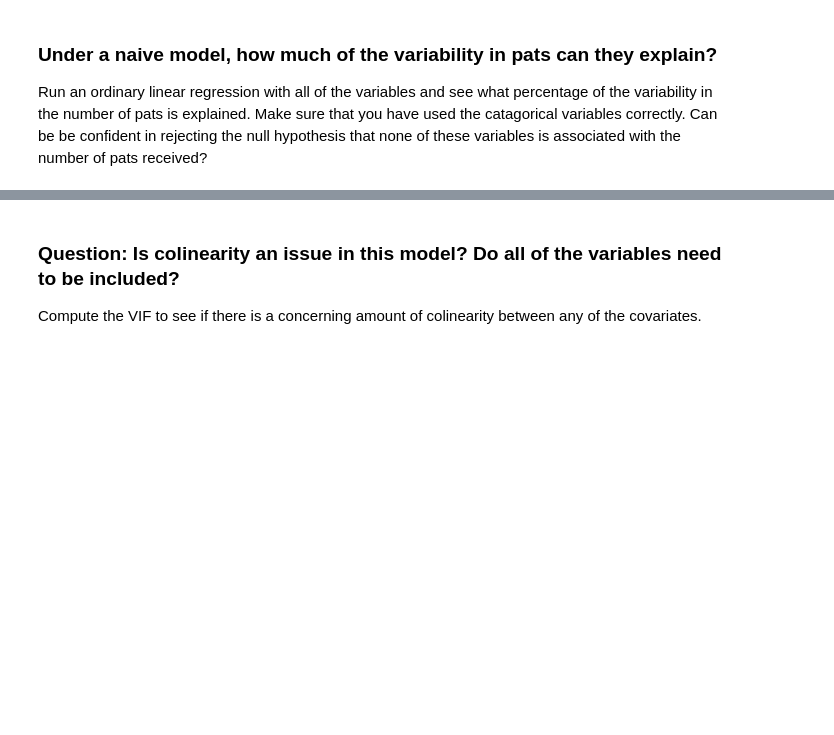
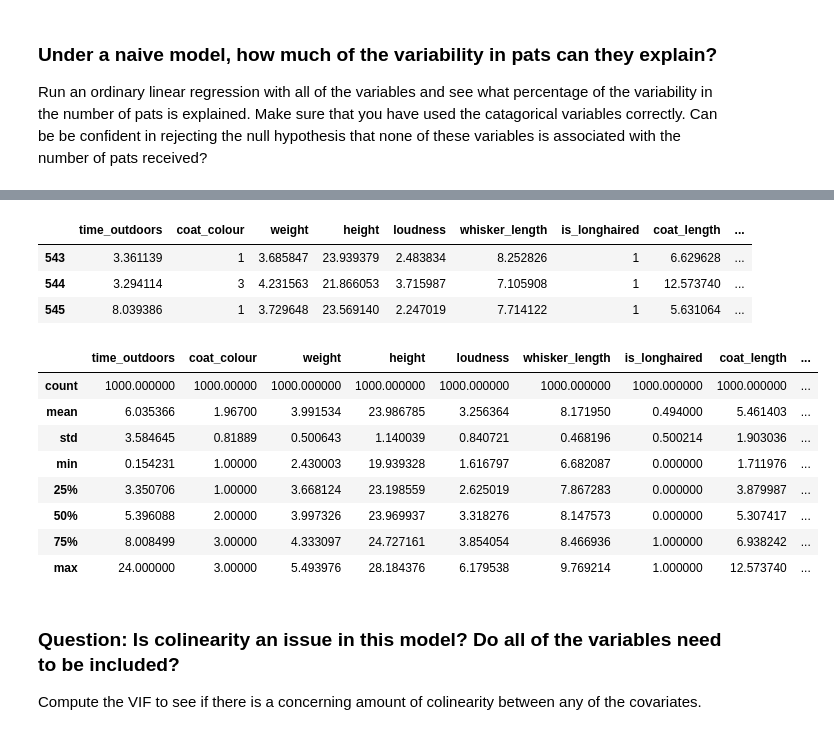
Before and after one commit to aezarebski/aas-extended-examples, a Jupyter notebook: example-2/example-2-answers.ipynb, the cells around one changed output, grey strips where cells are left out. Cells and saved outputs as stored; diff of their text form; code cells hidden in the pictures; blank space fills up the shorter version.

```diff
--- a/example-2/example-2-answers.ipynb
+++ b/example-2/example-2-answers.ipynb
@@ -141,3 +148,22 @@ Warnings:
+# %%
+cat_df[543:546]
+# %% [output]
+|  | time_outdoors | coat_colour | weight | height | loudness | whisker_length | is_longhaired | coat_length | ... |
+| 543 | 3.361139 | 1 | 3.685847 | 23.939379 | 2.483834 | 8.252826 | 1 | 6.629628 | ... |
+| 544 | 3.294114 | 3 | 4.231563 | 21.866053 | 3.715987 | 7.105908 | 1 | 12.573740 | ... |
+| 545 | 8.039386 | 1 | 3.729648 | 23.569140 | 2.247019 | 7.714122 | 1 | 5.631064 | ... |
+# %%
+cat_df.describe()
+# %% [output]
+|  | time_outdoors | coat_colour | weight | height | loudness | whisker_length | is_longhaired | coat_length | ... |
+| count | 1000.000000 | 1000.00000 | 1000.000000 | 1000.000000 | 1000.000000 | 1000.000000 | 1000.000000 | 1000.000000 | ... |
+| mean | 6.035366 | 1.96700 | 3.991534 | 23.986785 | 3.256364 | 8.171950 | 0.494000 | 5.461403 | ... |
+| std | 3.584645 | 0.81889 | 0.500643 | 1.140039 | 0.840721 | 0.468196 | 0.500214 | 1.903036 | ... |
+| min | 0.154231 | 1.00000 | 2.430003 | 19.939328 | 1.616797 | 6.682087 | 0.000000 | 1.711976 | ... |
+| 25% | 3.350706 | 1.00000 | 3.668124 | 23.198559 | 2.625019 | 7.867283 | 0.000000 | 3.879987 | ... |
+| 50% | 5.396088 | 2.00000 | 3.997326 | 23.969937 | 3.318276 | 8.147573 | 0.000000 | 5.307417 | ... |
+| 75% | 8.008499 | 3.00000 | 4.333097 | 24.727161 | 3.854054 | 8.466936 | 1.000000 | 6.938242 | ... |
+| max | 24.000000 | 3.00000 | 5.493976 | 28.184376 | 6.179538 | 9.769214 | 1.000000 | 12.573740 | ... |
 # %% [markdown]
 ### Question: Is colinearity an issue in this model? Do all of the variables need to be included?
 
```
Also changed, not shown: parts of 12 cells of this notebook.
